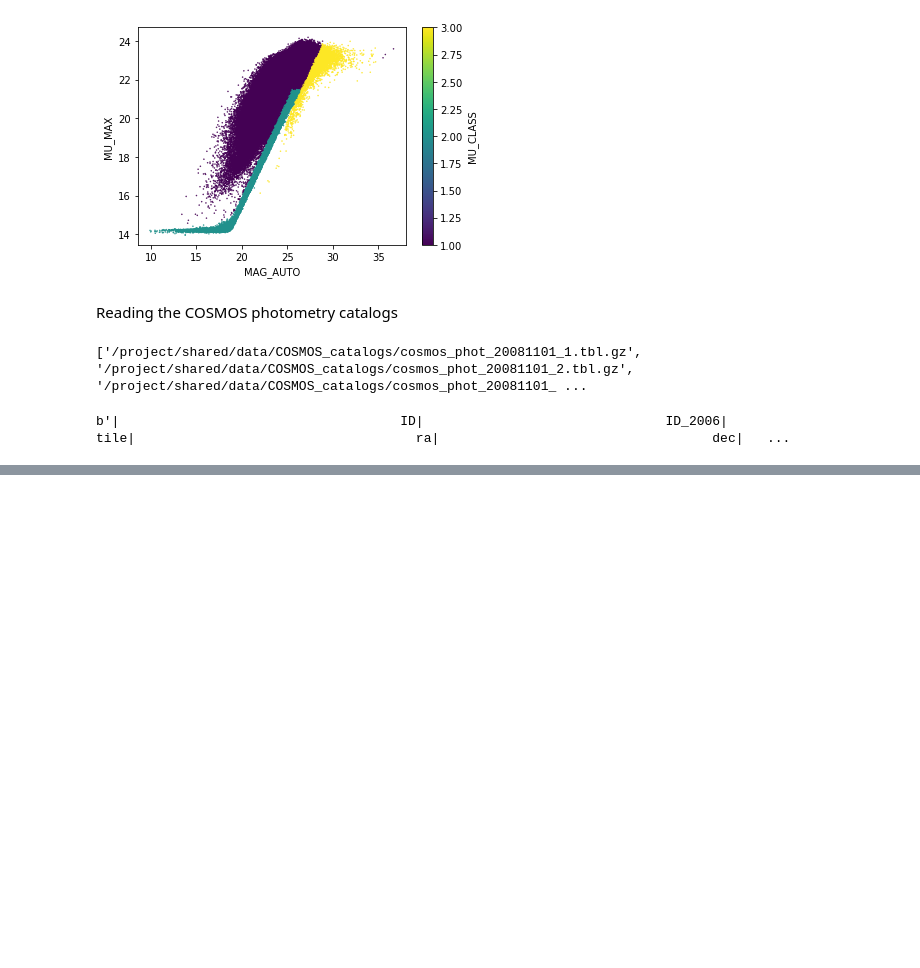
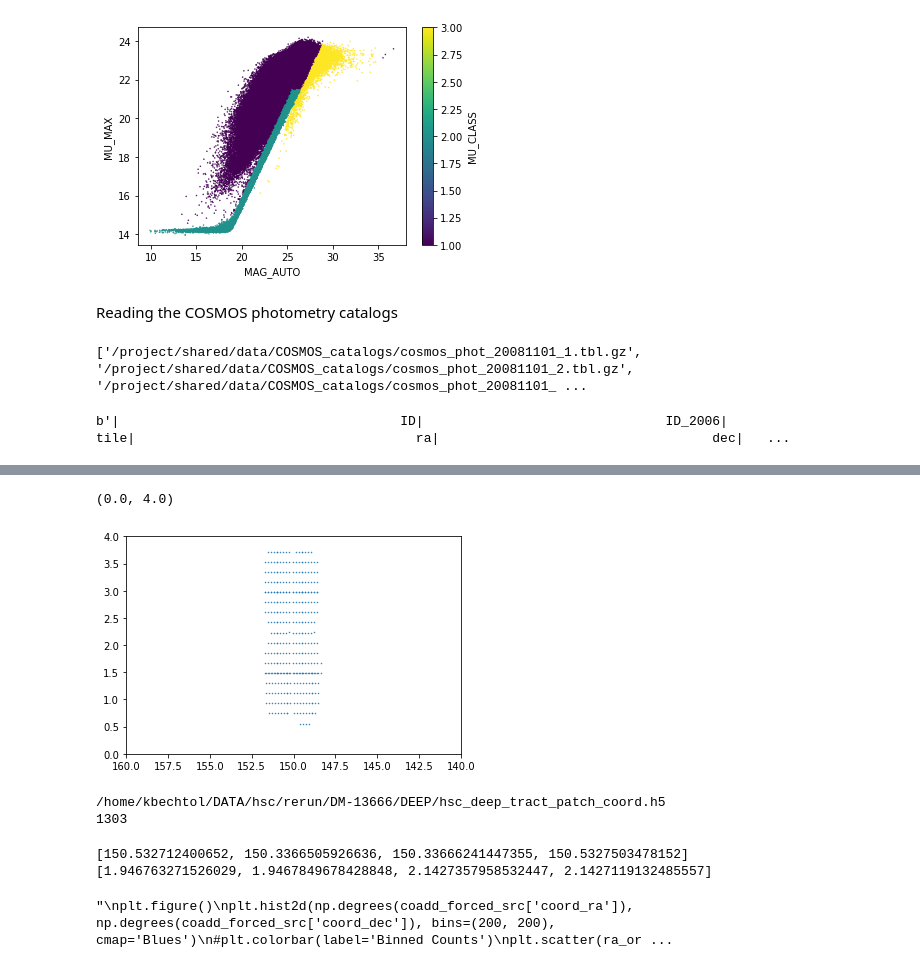
Before and after one commit to lsst-sitcom/notebooks, a Jupyter notebook: hsc_cosmos_match.ipynb, the cells around one changed output, grey strips where cells are left out. Drawn from its saved outputs; the diff is of its cells as text; code cells hidden in the pictures; blank space fills up the shorter version.

Commit message:
Precomputing metadata for each patch to know which patches overlap with COSMOS

```diff
--- a/hsc_cosmos_match.ipynb
+++ b/hsc_cosmos_match.ipynb
@@ -172,0 +189,6 @@ b'|                                    ID|                               ID_2006
+# %%
+depth = 'DEEP'
+butler = daf_persistence.Butler('/datasets/hsc/repo/rerun/DM-13666/%s/'%(depth))
+# %%
+infiles = glob.glob('/datasets/hsc/repo/rerun/DM-13666/%s/deepCoadd-results/HSC-I/*/*/calexp-*.fits'%(depth))
+print(len(infiles))
@@ -172,0 +261,21 @@ b'|                                    ID|                               ID_2006
+# %%
+plt.figure()
+plt.scatter(ra_center_array, dec_center_array, marker='.', s=1)
+plt.xlim(160., 140.)
+plt.ylim(0., 4.)
+# %% [output]
+(0.0, 4.0)
+[figure, added]
+# %%
+data = {'tract': tract_array,
+        'patch': patch_array,
+        'ra_center': ra_center_array,
+        'dec_center': dec_center_array}
+df_tract_patch = pd.DataFrame(data=data)
+outfile_tract_patch = '/home/kbechtol/DATA/hsc/rerun/DM-13666/%s/hsc_%s_tract_patch_coord.h5'%(depth, depth.lower())
+print(outfile_tract_patch)
+print(len(ra_center_array))
+df_tract_patch.to_hdf(outfile_tract_patch, 'df')
+# %% [output]
+/home/kbechtol/DATA/hsc/rerun/DM-13666/DEEP/hsc_deep_tract_patch_coord.h5
+1303
@@ -172,0 +291,37 @@ b'|                                    ID|                               ID_2006
+# %%
+"""
+x_corners = []
+y_corners = []
+ra_corners = []
+dec_corners = []
+corners = coadd_calexp.getBBox().getCorners()
+for corner in corners:
+    x_corners.append(corner[0])
+    y_corners.append(corner[1])
+    sky = wcs.pixelToSky(corner[0], corner[1])
+    ra_corners.append(sky[0].asDegrees())
+    dec_corners.append(sky[1].asDegrees())
+print(ra_corners)
+print(dec_corners)
+
+sky = wcs.pixelToSky(np.mean(x_corners), np.mean(y_corners))
+ra_center, dec_center = sky[0].asDegrees(), sky[1].asDegrees()
+"""
+# %% [output]
+[150.532712400652, 150.3366505926636, 150.33666241447355, 150.5327503478152]
+[1.946763271526029, 1.9467849678428848, 2.1427357958532447, 2.1427119132485557]
+# %%
+"""
+plt.figure()
+plt.hist2d(np.degrees(coadd_forced_src['coord_ra']), np.degrees(coadd_forced_src['coord_dec']), bins=(200, 200), cmap='Blues')
+#plt.colorbar(label='Binned Counts')
+plt.scatter(ra_origin, dec_origin, c='red', s=300)
+plt.scatter(ra_center, dec_center, c='blue', s=300)
+plt.scatter(ra_corners, dec_corners, c=np.arange(4), s=300, cmap='jet')
+plt.colorbar()
+plt.xlim(151., 149.)
+plt.ylim(0., 4.)
+plt.show()
+"""
+# %% [output]
+"\nplt.figure()\nplt.hist2d(np.degrees(coadd_forced_src['coord_ra']), np.degrees(coadd_forced_src['coord_dec']), bins=(200, 200), cmap='Blues')\n#plt.colorbar(label='Binned Counts')\nplt.scatter(ra_or ...
```
Also changed, not shown: parts of 9 cells of this notebook.
